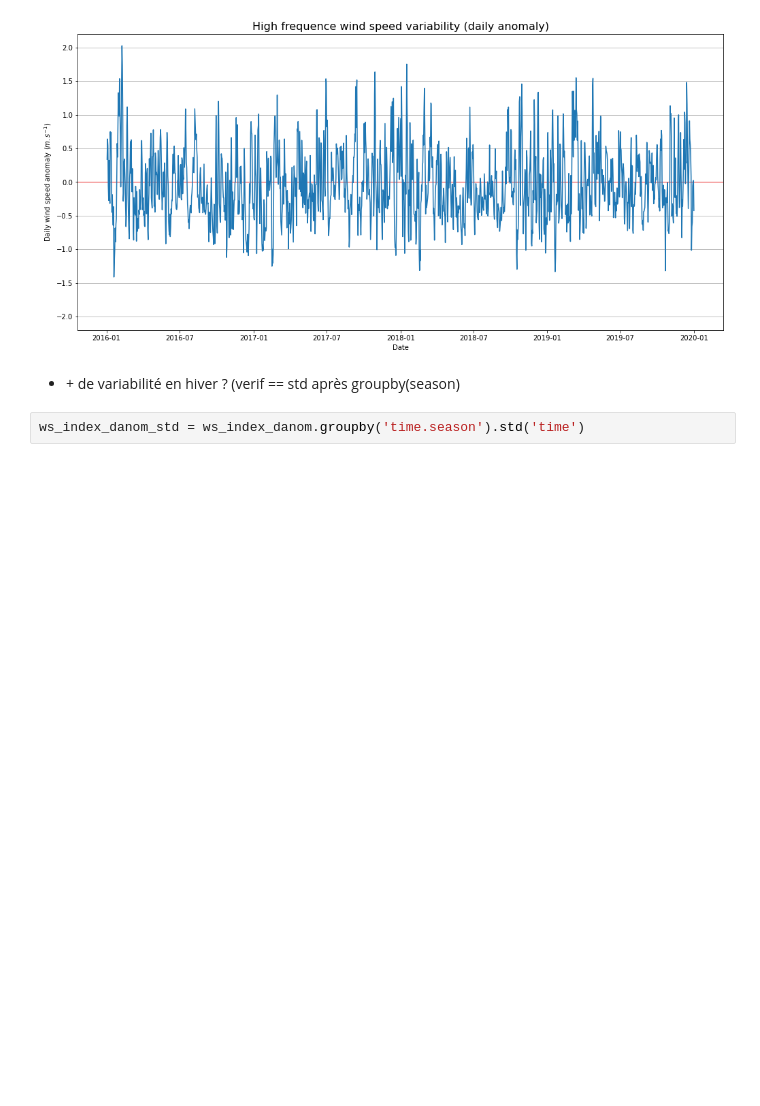
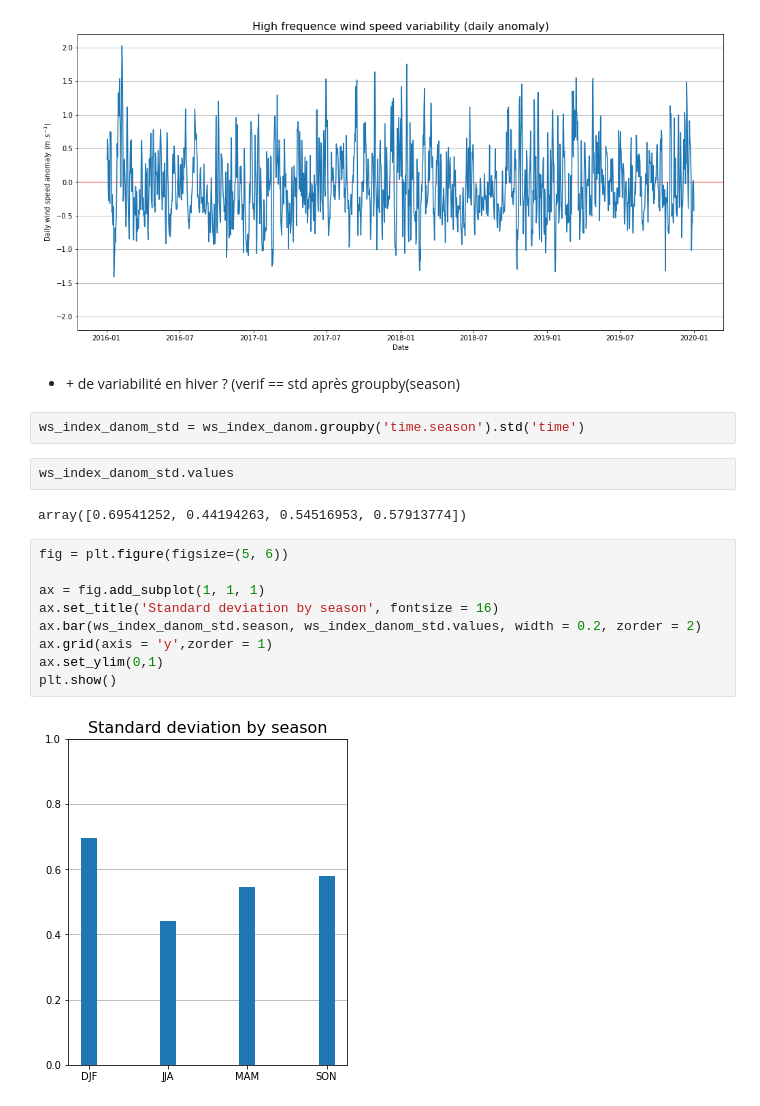
Before and after one commit to bchatelon/year_weather_regime, a Jupyter notebook: wind_outage.ipynb, the cells around one changed output. Drawn from its saved outputs; the diff is of its cells as text; blank space fills up the shorter version.

```diff
--- a/wind_outage.ipynb
+++ b/wind_outage.ipynb
@@ -182,3 +182,18 @@ plt.show()
 + \+ de variabilité en hiver ? (verif == std après groupby(season)
 # %%
 ws_index_danom_std = ws_index_danom.groupby('time.season').std('time')
+# %%
+ws_index_danom_std.values
+# %% [output]
+array([0.69541252, 0.44194263, 0.54516953, 0.57913774])
+# %%
+fig = plt.figure(figsize=(5, 6))
+
+ax = fig.add_subplot(1, 1, 1)
+ax.set_title('Standard deviation by season', fontsize = 16)
+ax.bar(ws_index_danom_std.season, ws_index_danom_std.values, width = 0.2, zorder = 2)
+ax.grid(axis = 'y',zorder = 1)
+ax.set_ylim(0,1)
+plt.show()
+# %% [output]
+[figure, added]
```
Also changed, not shown: parts of 4 cells of this notebook.
